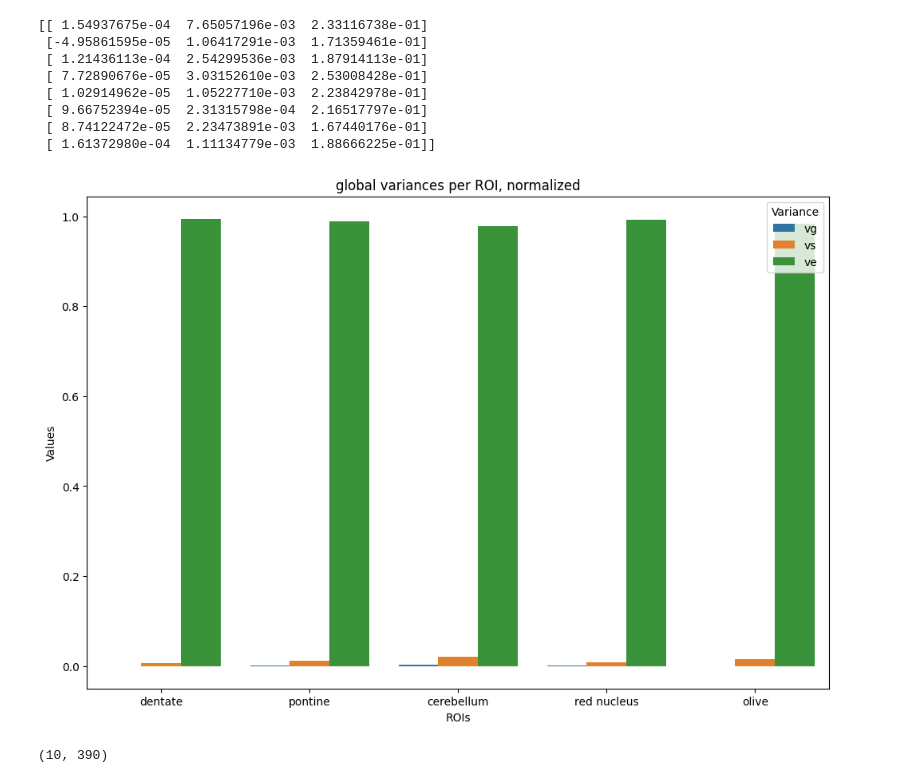
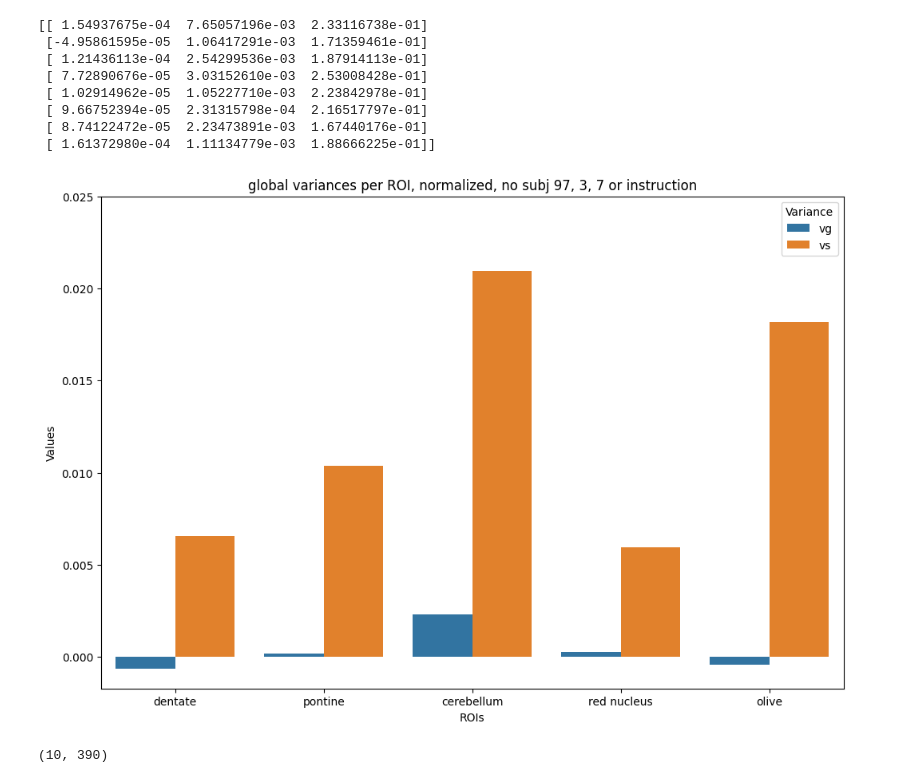
Before and after one commit to DiedrichsenLab/Pontine7T, a Jupyter notebook: notebooks/plots_decomp_var.ipynb, the cells around one changed output. Drawn from its saved outputs; the diff is of its cells as text; code cells hidden in the pictures.

```diff
--- a/notebooks/plots_decomp_var.ipynb
+++ b/notebooks/plots_decomp_var.ipynb
@@ -366,15 +466,15 @@ import pandas as pd
 
 # Assuming variances_d, variances_p, variances_o, variances_r are defined
 
-var_d_normalized = numpy.zeros((8,3))
-var_p_normalized = numpy.zeros((8,3))
-var_c_normalized = numpy.zeros((8,3))
-var_o_normalized = numpy.zeros((8,3))
-var_r_normalized = numpy.zeros((8,3))
+var_d_normalized = numpy.zeros((1,3))
+var_p_normalized = numpy.zeros((1,3))
+var_c_normalized = numpy.zeros((1,3))
+var_o_normalized = numpy.zeros((1,3))
+var_r_normalized = numpy.zeros((1,3))
 
 print(var_c_normalized.shape)
 
-for i in range(8):
+for i in range(1):
     row_sum_d = numpy.sum(variances_d[i])
     var_d_normalized[i] = variances_d[i]/row_sum_d
 
@@ -467,58 +582,58 @@ print(variances_p)
 
 data = {
     'ROIs': ['dentate', 'pontine', 'cerebellum', 'red nucleus', 'olive'],
-    'vg_d': var_d_norm[:, 0],
-    'vs_d': var_d_norm[:, 1],
-    've_d': var_d_norm[:, 2],
-    'vg_p': var_p_norm[:, 0],
-    'vs_p': var_p_norm[:, 1],
-    've_p': var_p_norm[:, 2],
-    'vg_c': var_c_norm[:, 0],
-    'vs_c': var_c_norm[:, 1],
-    've_c': var_c_norm[:, 2],
-    'vg_r': var_r_norm[:, 0],
-    'vs_r': var_r_norm[:, 1],
-    've_r': var_r_norm[:, 2],
-    'vg_o': var_o_norm[:, 0],
-    'vs_o': var_o_norm[:, 1],
-    've_o': var_o_norm[:, 2],
+    'vg_d': var_d_normalized[:, 0],
+    'vs_d': var_d_normalized[:, 1],
+   # 've_d': var_d_normalized[:, 2],
+    'vg_p': var_p_normalized[:, 0],
+    'vs_p': var_p_normalized[:, 1],
+    #'ve_p': var_p_normalized[:, 2],
+    'vg_c': var_c_normalized[:, 0],
+    'vs_c': var_c_normalized[:, 1],
+    #'ve_c': var_c_normalized[:, 2],
+    'vg_r': var_r_normalized[:, 0],
+    'vs_r': var_r_normalized[:, 1],
+    #'ve_r': var_r_normalized[:, 2],
+    'vg_o': var_o_normalized[:, 0],
+    'vs_o': var_o_normalized[:, 1],
+    #'ve_o': var_o_normalized[:, 2],
 }
 
 # check array lengths:
 #print("var", variances_d)
 #print(variances_p)
 #print(variances_c)
 #print(variances_r)
 #print(variances_o)
 
 #print("var, no inst", variances_d_no_inst)
 #print(variances_p_no_inst)
 #print(variances_c_no_inst)
 #print(variances_r_no_inst)
 #print(variances_o_no_inst)
 
 # Reshape the data into long format
 df_long = pandas.DataFrame({
-    'ROIs': [roi for roi in data['ROIs'] for _ in range(3)],
-    'Variance': (['vg'] * len(data['vg_d']) + ['vs'] * len(data['vs_d']) + ['ve'] * len(data['ve_d'])) * len(data['ROIs']),
-    'Value': [value for values in [data['vg_d'], data['vs_d'], data['ve_d'],
-                                    data['vg_p'], data['vs_p'], data['ve_p'],
-                                    data['vg_c'], data['vs_c'], data['ve_c'],
-                                    data['vg_r'], data['vs_r'], data['ve_r'],
-                                    data['vg_o'], data['vs_o'], data['ve_o']] for value in values],
+    'ROIs': [roi for roi in data['ROIs'] for _ in range(2)],
+    'Variance': (['vg'] * len(data['vg_d']) + ['vs'] * len(data['vs_d'])) * len(data['ROIs']),
+    'Value': [value for values in [data['vg_d'], data['vs_d'],
+                                    data['vg_p'], data['vs_p'],
+                                    data['vg_c'], data['vs_c'],
+                                    data['vg_r'], data['vs_r'],
+                                    data['vg_o'], data['vs_o']] for value in values],
 })
 
 # seaborn process
 plt.figure(figsize=(12, 8))
 sns.barplot(x='ROIs', y='Value', hue='Variance', data=df_long)
 plt.xlabel('ROIs')
 plt.ylabel('Values')
-plt.title('global variances per ROI, normalized')
+plt.title('global variances per ROI, normalized, no subj 97, 3, 7 or instruction')
 plt.legend(title='Variance', loc='upper right')
-#plt.ylim(top=0.025)
+plt.ylim(top=0.025)
 plt.show()
 # %% [output]
-[figure, old version]
+[figure, new version]
 # %%
  #PLOT MEANS ACROSS RUNS FOR EACH CONDITION (390 data points per condition; each datapoint is the avg voxel data from 16 runs)
 
```
Also changed, not shown: parts of 9 cells of this notebook, 1 other file.
